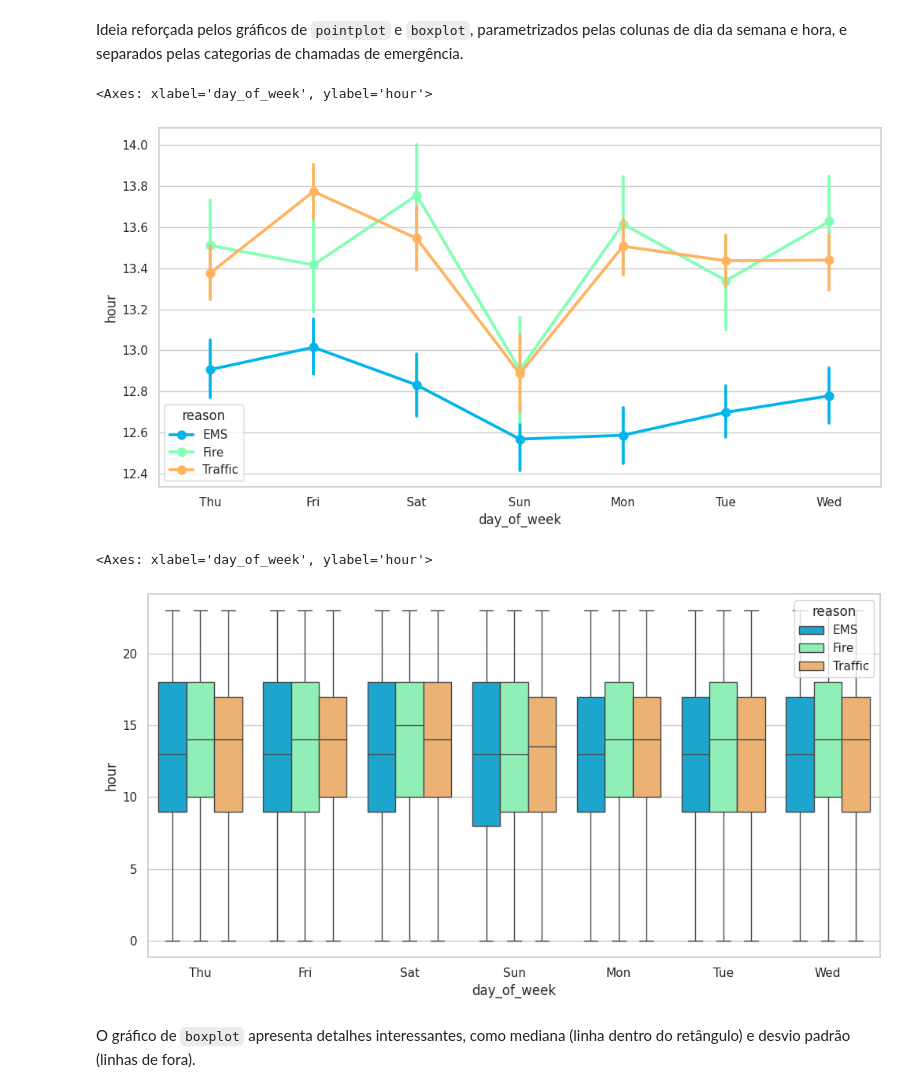
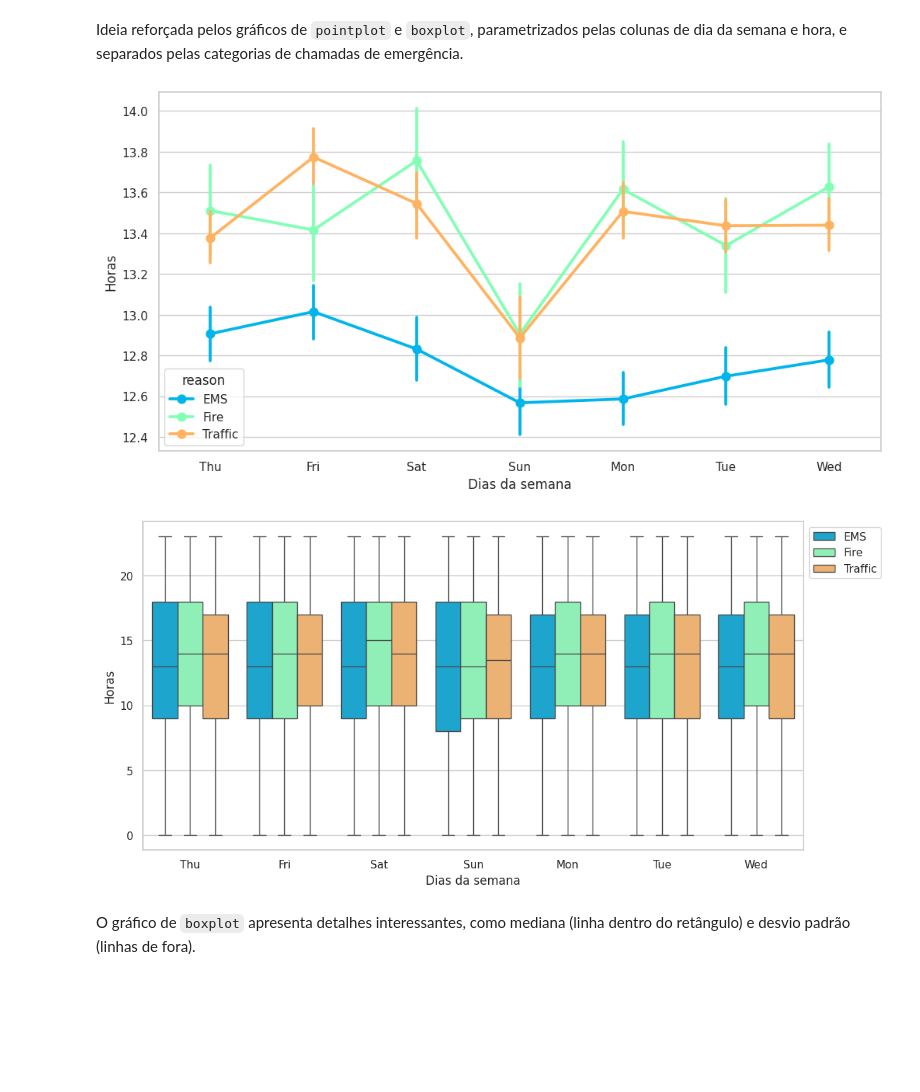
Before and after one commit to MariiMilani/911_calls, a Jupyter notebook: main.ipynb, the cells around one changed output. Saved outputs shown, nothing was run; the diff lists cells and outputs as text; code cells hidden in the pictures; blank space fills up the shorter version.

Commit message:
fix: Adds labels, titles and show graffics

```diff
--- a/main.ipynb
+++ b/main.ipynb
@@ -264,15 +270,19 @@ Ideia reforçada pelos gráficos de  `pointplot` e `boxplot`, parametrizados pel
 # %%
 plt.figure(figsize=(12,6))
 sns.pointplot(data=df, x='day_of_week',y='hour',hue='reason', palette='rainbow')
+plt.ylabel('Horas')
+plt.xlabel('Dias da semana')
+plt.show()
 # %% [output]
-<Axes: xlabel='day_of_week', ylabel='hour'>
-[figure, old version]
+[figure, new version]
 # %%
 plt.figure(figsize=(12,6))
-sns.boxplot(data=df,x='day_of_week',y='hour',hue='reason', palette='rainbow')
+sns.boxplot(data=df,x='day_of_week',y='hour',hue='reason', palette='rainbow').legend(bbox_to_anchor=(1., 1.))
+plt.ylabel('Horas')
+plt.xlabel('Dias da semana')
+plt.show()
 # %% [output]
-<Axes: xlabel='day_of_week', ylabel='hour'>
-[figure, old version]
+[figure, new version]
 # %% [markdown]
 O gráfico de `boxplot` apresenta detalhes interessantes, como mediana (linha dentro do retângulo) e desvio padrão (linhas de fora).
 # %% [markdown]
```
Also changed, not shown: parts of 10 cells of this notebook.
